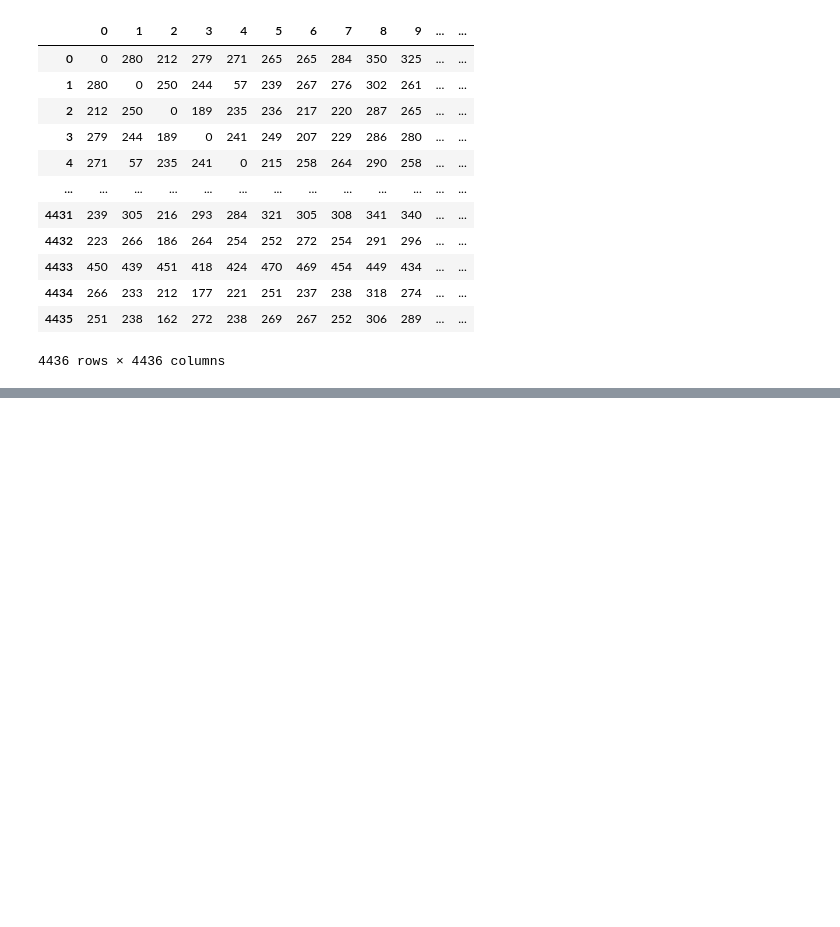
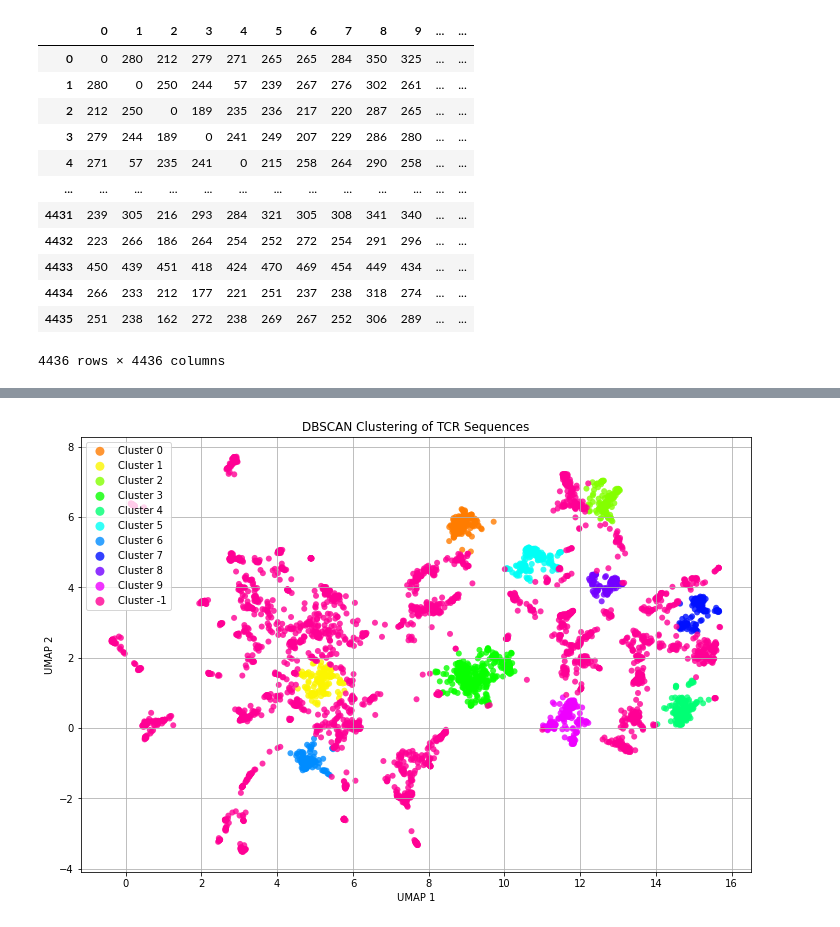
Before and after one commit to UoB-DSMP-2023-24/dsmp-2024-group-13, a Jupyter notebook: TCRdist3_paired_a_b.ipynb, the cells around one changed output, grey strips where cells are left out. Drawn from its saved outputs; the diff is of its cells as text; code cells hidden in the pictures; blank space fills up the shorter version.

Commit message:
clustering does not work well, presumably too much data

```diff
--- a/TCRdist3_paired_a_b.ipynb
+++ b/TCRdist3_paired_a_b.ipynb
@@ -236,3 +235,19 @@ X
 | 4434 | 266 | 233 | 212 | 177 | 221 | 251 | 237 | 238 | 318 | 274 | ... | ... |
 | 4435 | 251 | 238 | 162 | 272 | 238 | 269 | 267 | 252 | 306 | 289 | ... | ... |
 4436 rows × 4436 columns
+# %%
+%pip install numpy scikit-learn umap-learn pandas
+
+import numpy as np
+from sklearn.manifold import MDS
+from sklearn.cluster import DBSCAN
+import pandas as pd
+from umap import UMAP
+
+# Initialize a UMAP instance with the given parameters.
+umap = UMAP(metric='precomputed')
+X_umap = umap.fit_transform(X)
+
+dbscan = DBSCAN(eps=5, min_samples=10)  # Adjust parameters as needed
+clusters = dbscan.fit_predict(X_umap)  # Or X_mds if using MDS
+print(f'Number of clusters: {len(np.unique(clusters))}')
@@ -238,0 +272,28 @@ X
+# %%
+
+%pip install matplotlib seaborn
+
+import matplotlib.pyplot as plt
+import seaborn as sns  # Optional for improved aesthetics
+
+# Assuming 'X_umap' is your dimensionality-reduced data and 'clusters' is the array of cluster labels from DBSCAN
+plt.figure(figsize=(12, 8))  # Set the figure size as desired
+unique_clusters = set(clusters)  # Identify unique clusters including the noise (-1)
+
+# Generate a color palette with seaborn, one color for each cluster
+palette = sns.color_palette('hsv', len(unique_clusters))  # 'hsv' is just one option for color space
+
+# Plot each cluster
+for cluster_id, color in zip(unique_clusters, palette):
+    # Select data points that belong to the current cluster
+    ix = clusters == cluster_id
+    # Plot these data points with the cluster-specific color
+    plt.scatter(X_umap[ix, 0], X_umap[ix, 1], c=[color], label=f'Cluster {cluster_id}', alpha=0.8, edgecolors='none')
+
+plt.title('DBSCAN Clustering of TCR Sequences')
+plt.xlabel('UMAP 1')  # Or 'MDS 1' if you used MDS
+plt.ylabel('UMAP 2')  # Or 'MDS 2' if you used MDS
+plt.legend(markerscale=1.5)  # Adjust marker scale for better visibility
+plt.grid(True)  # Optional, adds a grid to the background
+plt.show()
+# %% [output]
@@ -238,0 +315 @@ X
+[figure, added]
```
Also changed, not shown: parts of 9 cells of this notebook.
